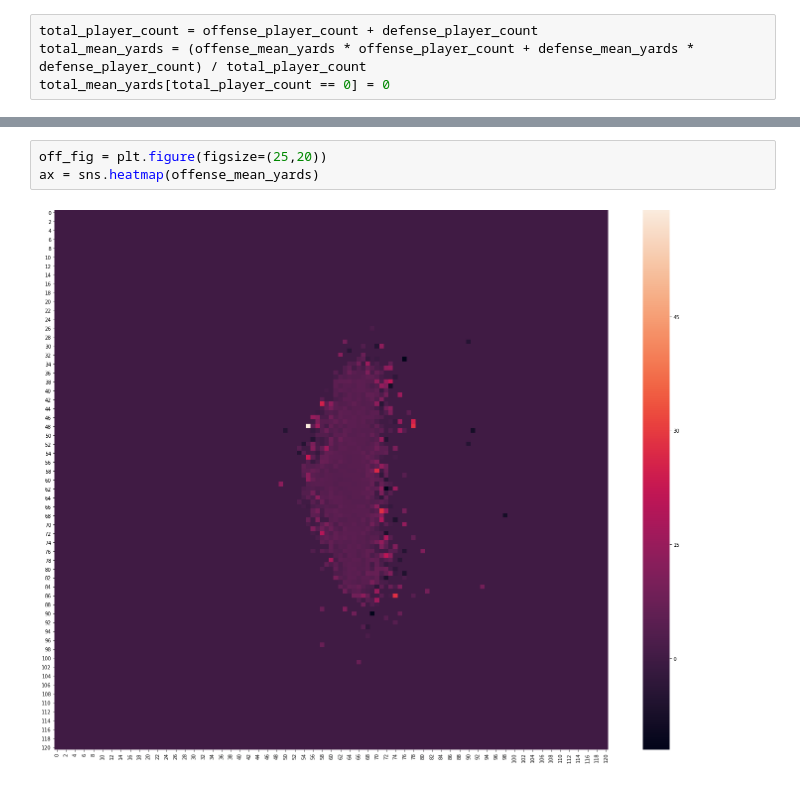
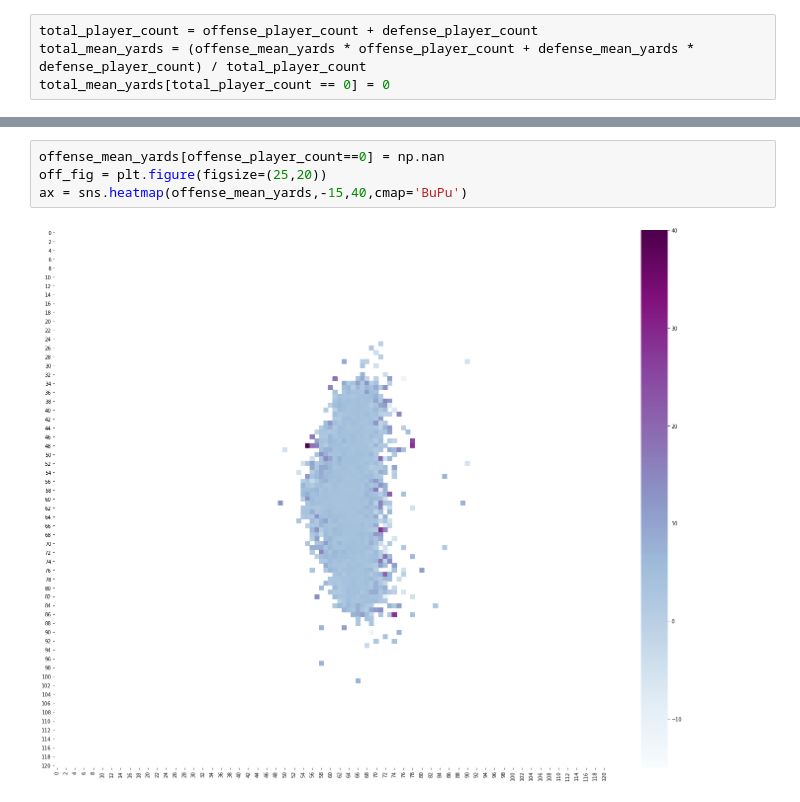
Before and after one commit to alexander-moore/DS502_Final, a Jupyter notebook: ethan/version_3.ipynb, the cells around one changed output, grey strips where cells are left out. Saved outputs shown, nothing was run; the diff lists cells and outputs as text.

```diff
--- a/ethan/version_3.ipynb
+++ b/ethan/version_3.ipynb
@@ -92,6 +103,7 @@ pct: 0.6266799344374296
 # %%
+offense_mean_yards[offense_player_count==0] = np.nan
 off_fig = plt.figure(figsize=(25,20))
-ax = sns.heatmap(offense_mean_yards)
+ax = sns.heatmap(offense_mean_yards,-15,40,cmap='BuPu')
 # %% [output]
-[figure, old version]
+[figure, new version]
 # %%
```
Also changed, not shown: parts of 6 cells of this notebook, 2 other files.
